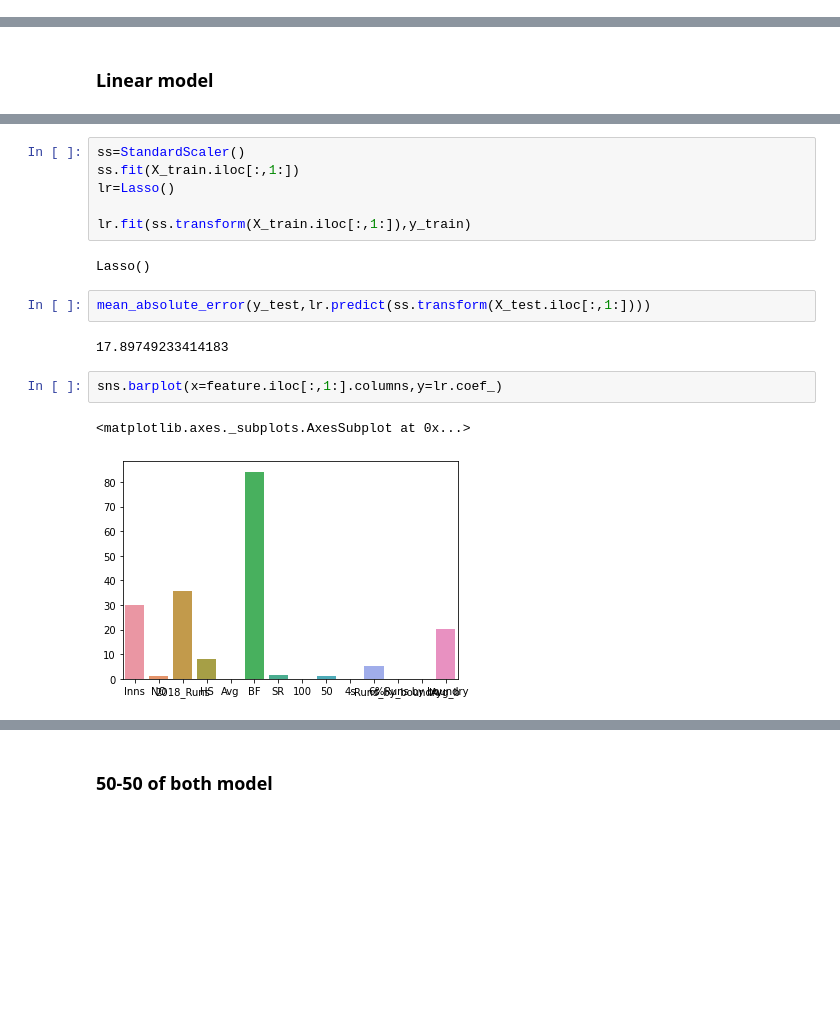
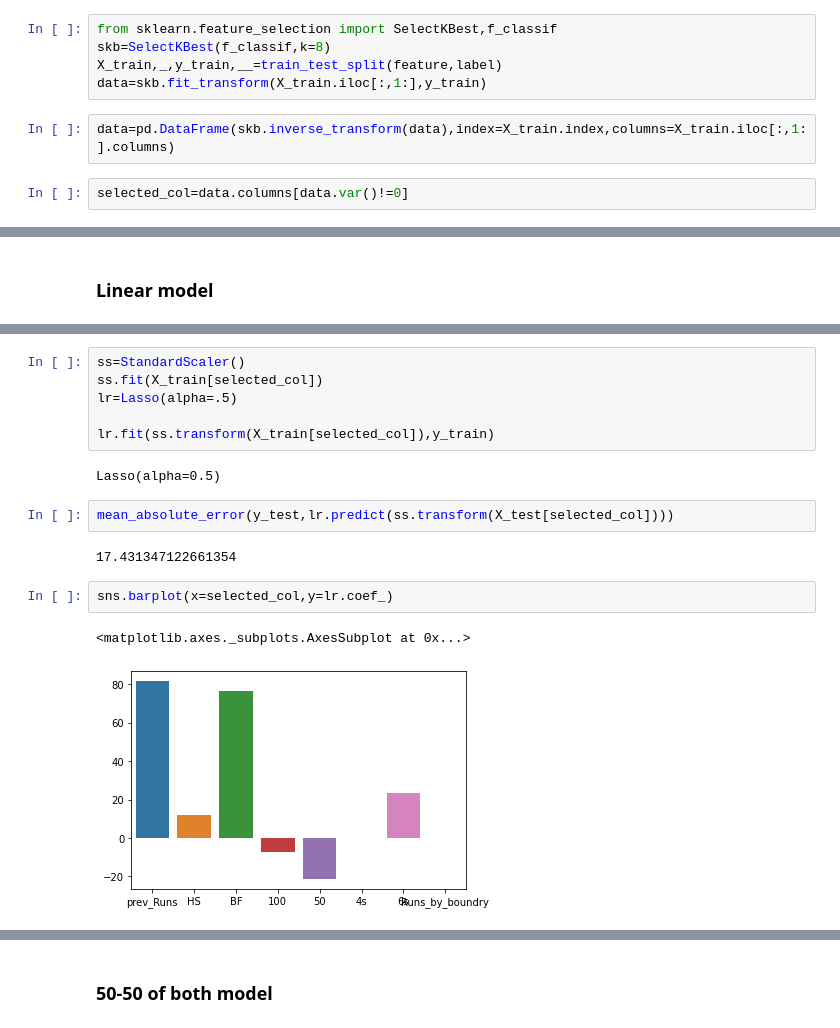
Before and after one commit to pankajknitj/flipr20, a Jupyter notebook: fliper ipl20.ipynb, the cells around one changed output, grey strips where cells are left out. Drawn from its saved outputs; the diff is of its cells as text; blank space fills up the shorter version.

Commit message:
ALL tast complete, selected 8 feature for prediction, workflow doc attached

```diff
--- a/fliper ipl20.ipynb
+++ b/fliper ipl20.ipynb
@@ -110,3 +111,12 @@ from sklearn.metrics import mean_absolute_error
+# %%
+from sklearn.feature_selection import SelectKBest,f_classif
+skb=SelectKBest(f_classif,k=8)
+X_train,_,y_train,__=train_test_split(feature,label)
+data=skb.fit_transform(X_train.iloc[:,1:],y_train)
+# %%
+data=pd.DataFrame(skb.inverse_transform(data),index=X_train.index,columns=X_train.iloc[:,1:].columns)
+# %%
+selected_col=data.columns[data.var()!=0]
 # %% [markdown]
 ### CV
 Along with the l1-mean, l1-std reduced in significant amount, it is indicating the lots of variation in the prediction,great thing. but it is somewhat indicative of overfit.
@@ -218,20 +228,20 @@ feature.head()
 | 4 | Alex Hales | 6 | 0 | 148 | 45 | 24.66 | 118 | 125.42 | 0 | 0 | 13 | ... |
 # %%
 ss=StandardScaler()
-ss.fit(X_train.iloc[:,1:])
-lr=Lasso()
+ss.fit(X_train[selected_col])
+lr=Lasso(alpha=.5)
 
-lr.fit(ss.transform(X_train.iloc[:,1:]),y_train)
+lr.fit(ss.transform(X_train[selected_col]),y_train)
 # %% [output]
-Lasso()
+Lasso(alpha=0.5)
 # %%
-mean_absolute_error(y_test,lr.predict(ss.transform(X_test.iloc[:,1:])))
+mean_absolute_error(y_test,lr.predict(ss.transform(X_test[selected_col])))
 # %% [output]
-17.89749233414183
+17.431347122661354
 # %%
-sns.barplot(x=feature.iloc[:,1:].columns,y=lr.coef_)
+sns.barplot(x=selected_col,y=lr.coef_)
 # %% [output]
 <matplotlib.axes._subplots.AxesSubplot at 0x...>
-[figure, old version]
+[figure, new version]
 # %%
 plt.figure(figsize=(20,7))
```
Also changed, not shown: parts of 31 cells of this notebook, 1 other file.
